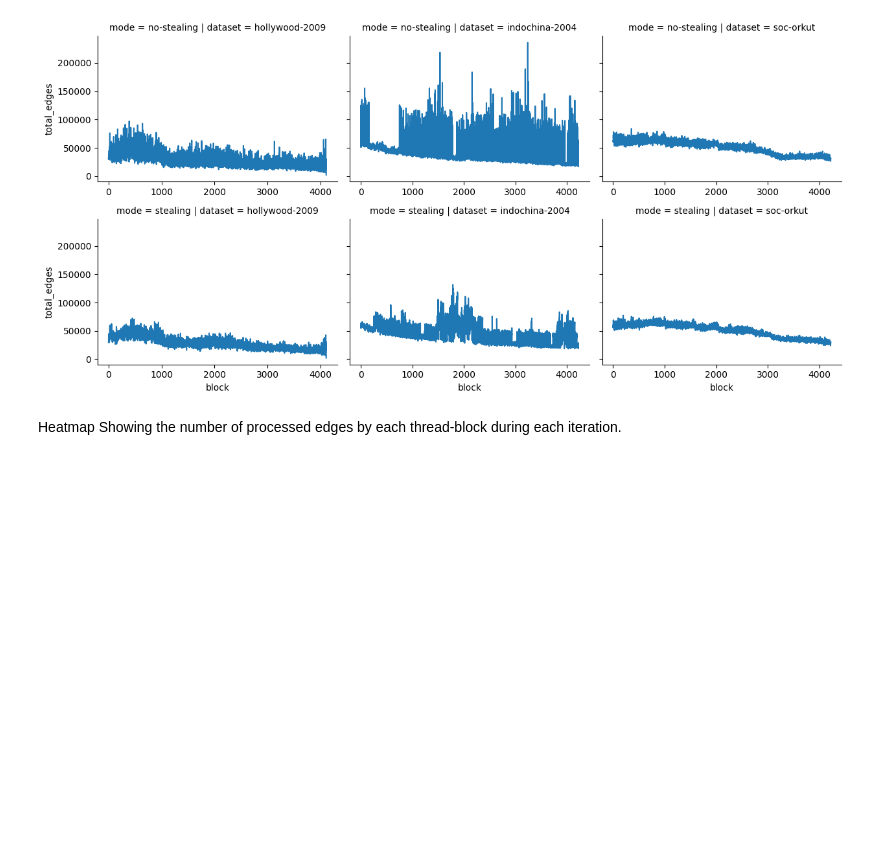
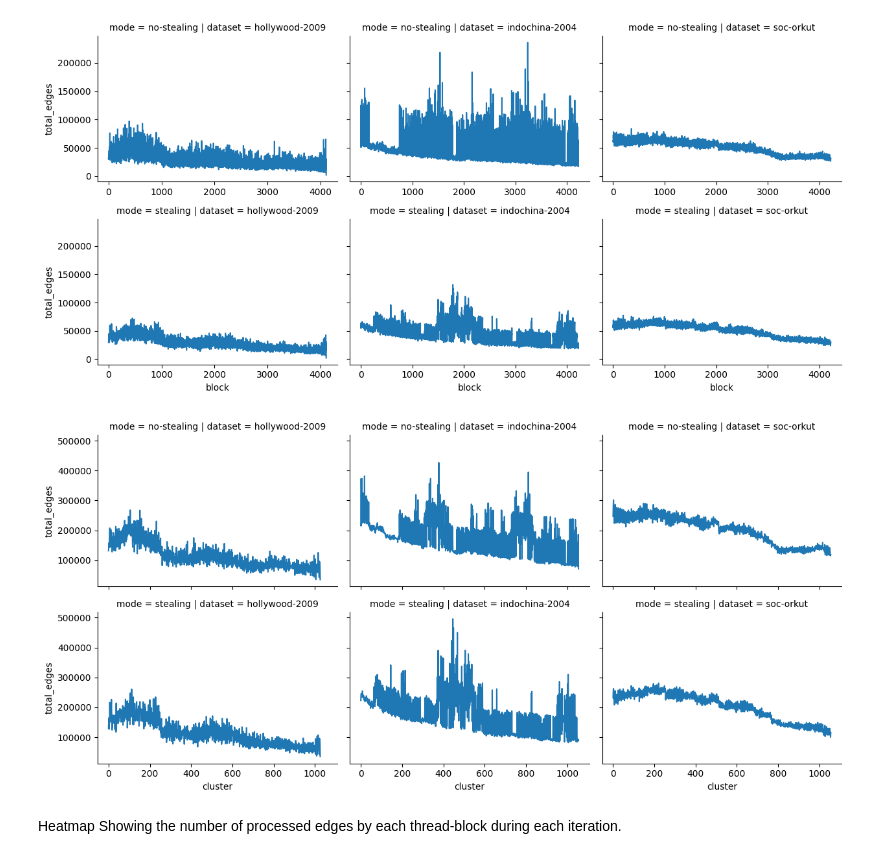
Before and after one commit to antonio-decaro/CLUTRA, a Jupyter notebook: 02_produce_plot.ipynb, the cells around one changed output. Saved outputs shown, nothing was run; the diff lists cells and outputs as text; code cells hidden in the pictures; blank space fills up the shorter version.

```diff
--- a/02_produce_plot.ipynb
+++ b/02_produce_plot.ipynb
@@ -127,6 +134,7 @@ df_edges = pd.read_csv(CSV_PATH)
 
 overall_rows = []
 cluster_rows = []
+cluster_edge_rows = []
 
 for (dataset, mode, run_id, iter_idx), group in df_edges.groupby(["dataset", "mode", "run", "iteration"]):
     edges = group["edges"].to_numpy(dtype=float)
@@ -156,9 +164,18 @@ for (dataset, mode, run_id, iter_idx), group in df_edges.groupby(["dataset", "mo
             "cluster": int(cluster_idx),
             "gini": gini(cluster_vals),
         })
+        cluster_edge_rows.append({
+            "dataset": dataset,
+            "mode": mode,
+            "run": int(run_id),
+            "iteration": int(iter_idx),
+            "cluster": int(cluster_idx),
+            "edges": float(cluster_vals.sum()),
+        })
 
 df_gini = pd.DataFrame(overall_rows)
 df_cluster_gini = pd.DataFrame(cluster_rows)
+df_cluster_edges = pd.DataFrame(cluster_edge_rows)
 
 cv_summary = (
     df_gini
@@ -351,6 +368,37 @@ sns.relplot(
 plt.show()
 # %% [output]
 [figure]
+# %%
+import seaborn as sns
+import matplotlib.pyplot as plt
+
+# Line plot: mean across runs, sum across iterations (per cluster)
+plot_df = (
+    df_cluster_edges
+    .groupby(["dataset", "mode", "run", "cluster"], as_index=False)["edges"]
+    .sum()
+    .groupby(["dataset", "mode", "cluster"], as_index=False)["edges"]
+    .mean()
+    .rename(columns={"edges": "total_edges"})
+)
+
+plot_df["mode"] = pd.Categorical(plot_df["mode"], categories=["no-stealing", "stealing"], ordered=True)
+plot_df["dataset"] = pd.Categorical(plot_df["dataset"], categories=sorted(df_cluster_edges["dataset"].unique()), ordered=True)
+
+sns.relplot(
+    data=plot_df,
+    x="cluster",
+    y="total_edges",
+    row="mode",
+    col="dataset",
+    kind="line",
+    height=3,
+    aspect=1.4,
+    facet_kws={"sharex": True, "sharey": True},
+)
+plt.show()
+# %% [output]
+[figure, added]
 # %% [markdown]
 Heatmap Showing the number of processed edges by each thread-block during each iteration.
 # %%
```
Also changed, not shown: parts of 1 cell of this notebook, 9 other files.
